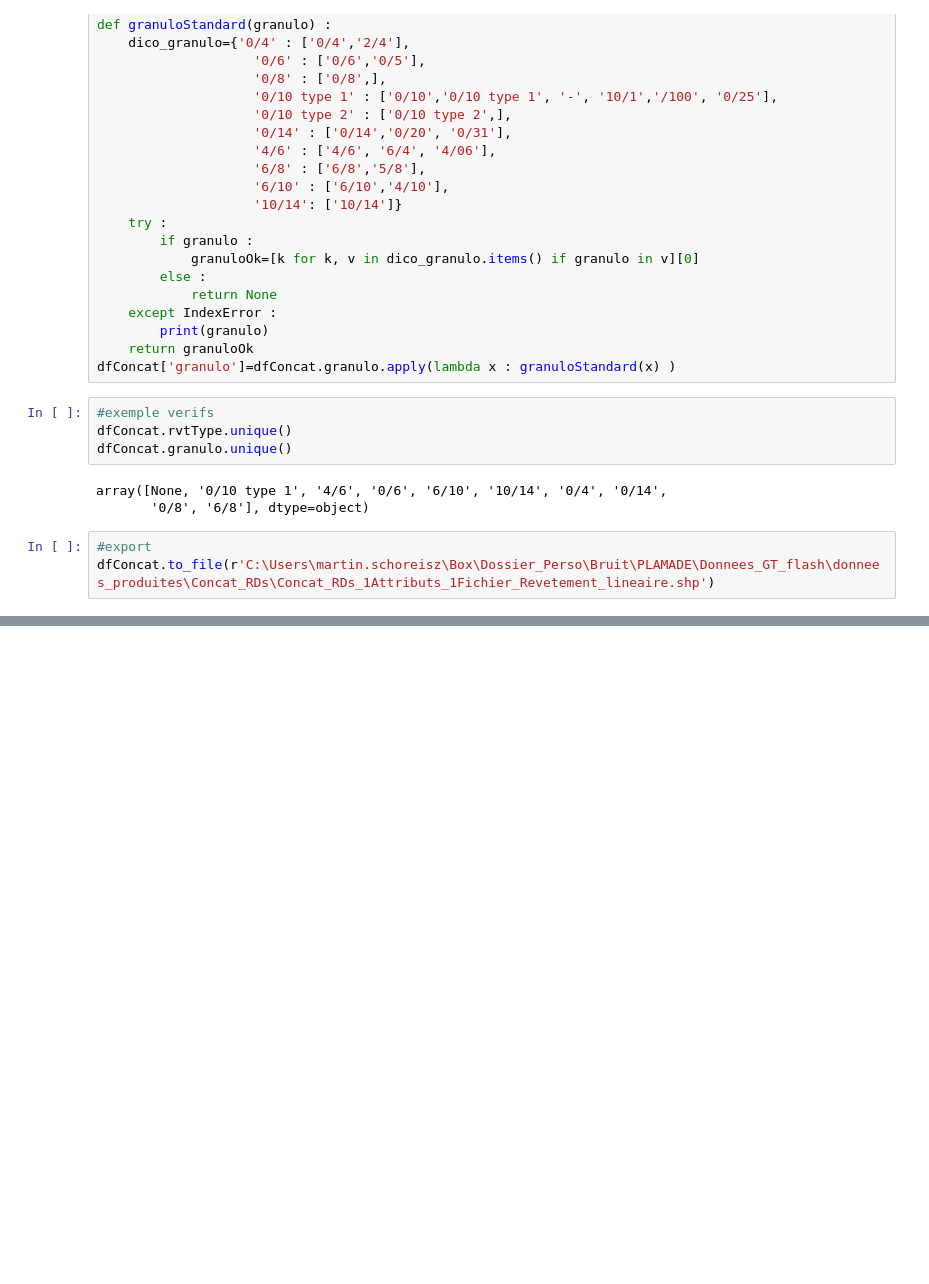
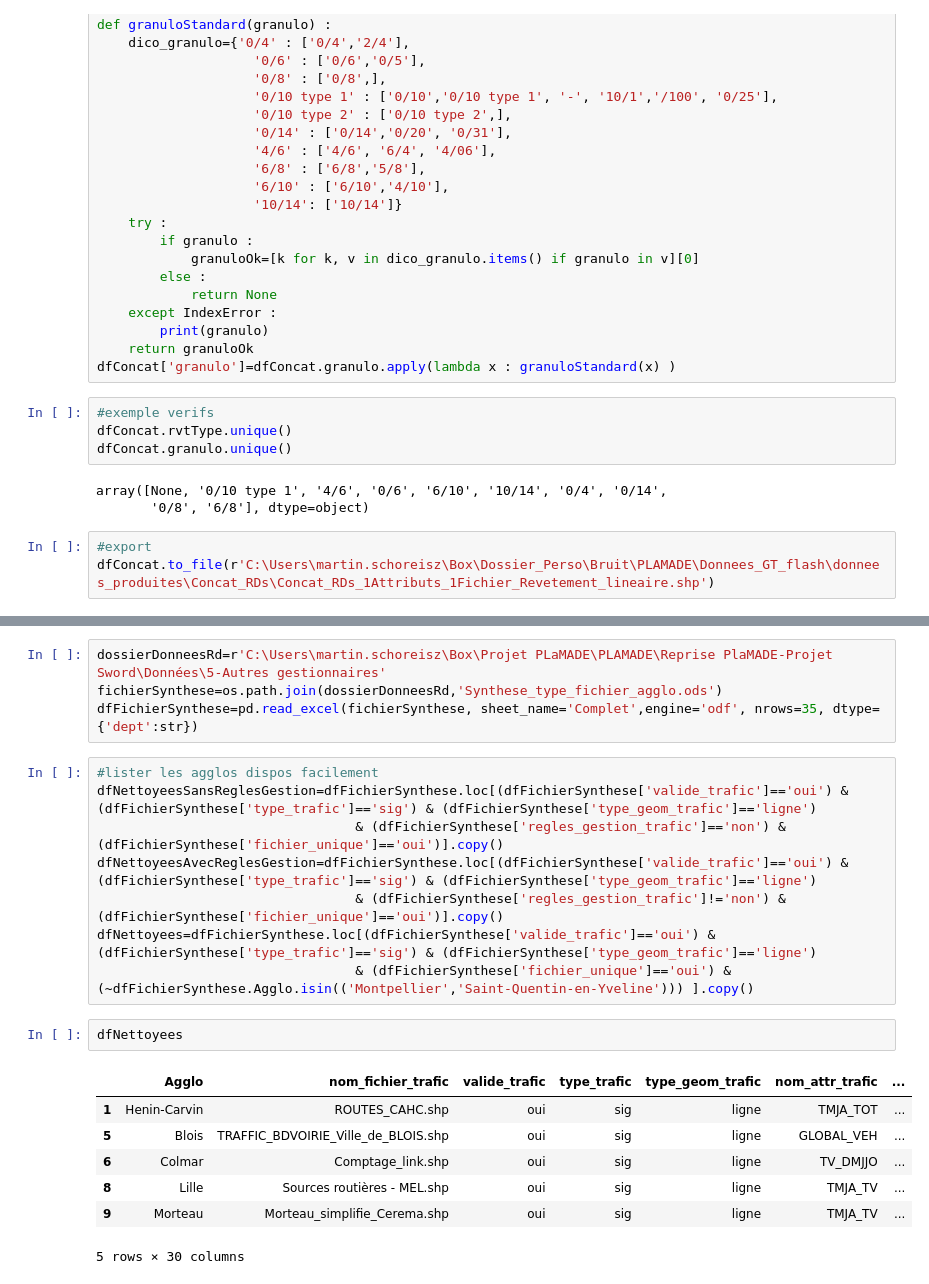
Before and after one commit to nantodevison/plamade, a Jupyter notebook: PlaMADE/src/Outils.ipynb, the cells around one changed output, grey strips where cells are left out. Cells and saved outputs as stored; diff of their text form; blank space fills up the shorter version.

Commit message:
agglo concat

```diff
--- a/PlaMADE/src/Outils.ipynb
+++ b/PlaMADE/src/Outils.ipynb
@@ -823,0 +849,22 @@ dfConcat.to_file(r'C:\Users\martin.schoreisz\Box\Dossier_Perso\Bruit\PLAMADE\Don
+# %%
+dossierDonneesRd=r'C:\Users\martin.schoreisz\Box\Projet PLaMADE\PLAMADE\Reprise PlaMADE-Projet Sword\Données\5-Autres gestionnaires'
+fichierSynthese=os.path.join(dossierDonneesRd,'Synthese_type_fichier_agglo.ods')
+dfFichierSynthese=pd.read_excel(fichierSynthese, sheet_name='Complet',engine='odf', nrows=35, dtype={'dept':str})
+# %%
+#lister les agglos dispos facilement
+dfNettoyeesSansReglesGestion=dfFichierSynthese.loc[(dfFichierSynthese['valide_trafic']=='oui') & (dfFichierSynthese['type_trafic']=='sig') & (dfFichierSynthese['type_geom_trafic']=='ligne')
+                                 & (dfFichierSynthese['regles_gestion_trafic']=='non') & (dfFichierSynthese['fichier_unique']=='oui')].copy()
+dfNettoyeesAvecReglesGestion=dfFichierSynthese.loc[(dfFichierSynthese['valide_trafic']=='oui') & (dfFichierSynthese['type_trafic']=='sig') & (dfFichierSynthese['type_geom_trafic']=='ligne')
+                                 & (dfFichierSynthese['regles_gestion_trafic']!='non') & (dfFichierSynthese['fichier_unique']=='oui')].copy()
+dfNettoyees=dfFichierSynthese.loc[(dfFichierSynthese['valide_trafic']=='oui') & (dfFichierSynthese['type_trafic']=='sig') & (dfFichierSynthese['type_geom_trafic']=='ligne')
+                                 & (dfFichierSynthese['fichier_unique']=='oui') & (~dfFichierSynthese.Agglo.isin(('Montpellier','Saint-Quentin-en-Yveline'))) ].copy()
+# %%
+dfNettoyees
+# %% [output]
+|  | Agglo | nom_fichier_trafic | valide_trafic | type_trafic | type_geom_trafic | nom_attr_trafic | ... |
+| 1 | Henin-Carvin | ROUTES_CAHC.shp | oui | sig | ligne | TMJA_TOT | ... |
+| 5 | Blois | TRAFFIC_BDVOIRIE_Ville_de_BLOIS.shp | oui | sig | ligne | GLOBAL_VEH | ... |
+| 6 | Colmar | Comptage_link.shp | oui | sig | ligne | TV_DMJJO | ... |
+| 8 | Lille | Sources routières - MEL.shp | oui | sig | ligne | TMJA_TV | ... |
+| 9 | Morteau | Morteau_simplifie_Cerema.shp | oui | sig | ligne | TMJA_TV | ... |
+5 rows × 30 columns
```
Also changed, not shown: parts of 10 cells of this notebook.
